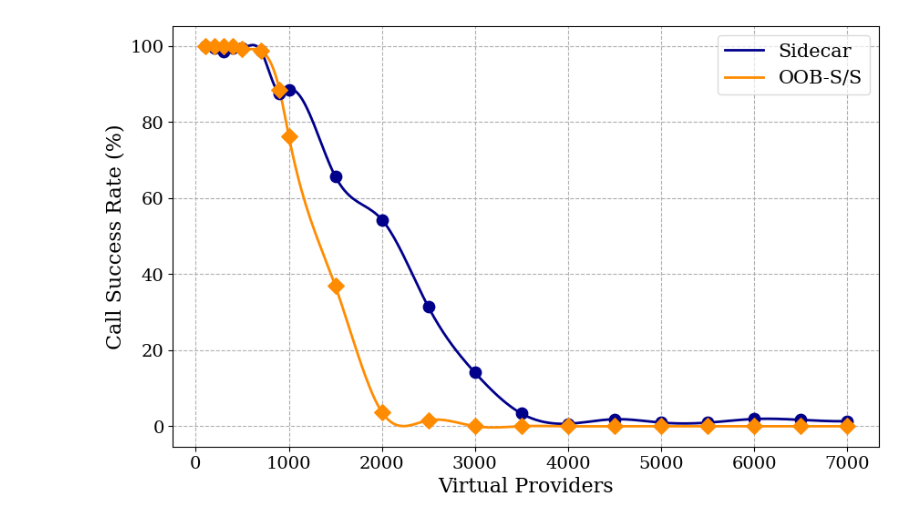
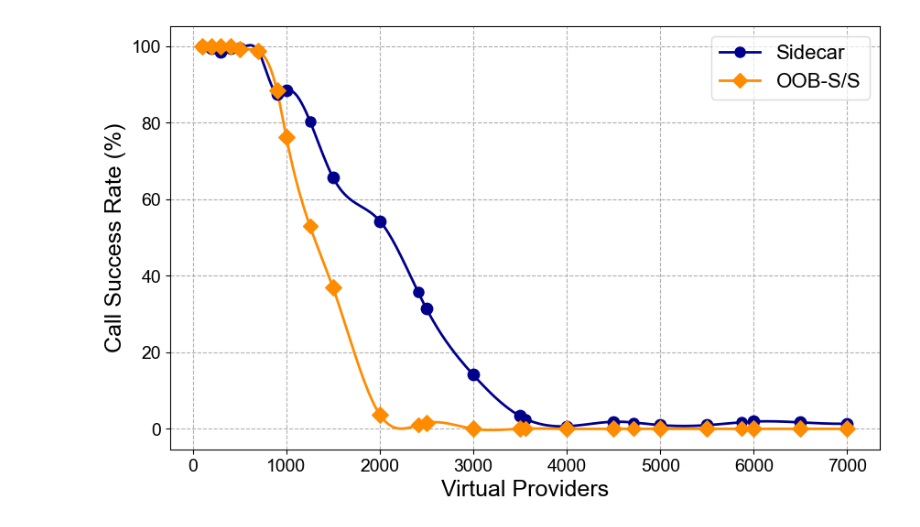
Before and after one commit to lokingdav/sidecar, a Jupyter notebook: jodi/prototype/experiments/results/scripts/exp3-k6-sr.ipynb, the cells around one changed output. Saved outputs shown, nothing was run; the diff lists cells and outputs as text; code cells hidden in the pictures.

```diff
--- a/jodi/prototype/experiments/results/scripts/exp3-k6-sr.ipynb
+++ b/jodi/prototype/experiments/results/scripts/exp3-k6-sr.ipynb
@@ -12,66 +12,80 @@ name  = "Sidecar"
 # Load the CSV file
 df = pd.read_csv("../k6-sr.csv")
 
-mpl.rcParams['font.family'] = 'serif'
 mpl.rcParams['font.size']   = 14
+mpl.rcParams.update({
+    # Choose sans-serif typeface
+    "font.family":      "sans-serif",
+    "font.sans-serif":  ["Arial"],
 
-labelFontSize=16
-lagendFontSize=15
+    # Make sure PDFs/SVGs embed real vector (TrueType) outlines
+    "pdf.fonttype":     42,
+    "ps.fonttype":      42,
+})
+
+labelFontSize  = 18
+legendFontSize = 16
 
 # Define custom colors and distinct markers for each protocol
 colors  = { jodi: "darkblue",   oobss: "darkorange" }
 markers = { jodi: "o",          oobss: "D" }  # circle for jodi, diamond for oobss
 
-# Create figure
 plt.figure(figsize=(10, 6))
 
 for protocol in df["Protocol"].unique():
-    subset     = df[df["Protocol"] == protocol]
-    x          = subset["VUs"]
-    y          = subset["Success-Rate"]
-    proto_lbl  = name if protocol == jodi else protocol.upper()
+    subset    = df[df["Protocol"] == protocol]
+    x         = subset["VUs"]
+    y         = subset["Success-Rate"]
+    proto_lbl = name if protocol == jodi else protocol.upper()
+    mkr       = markers[protocol]
+    col       = colors[protocol]
 
-    # Smooth the line if enough points
+    # Plot a smooth line with occasional markers for legend and readability
     if len(x) > 2:
         x_smooth = np.linspace(x.min(), x.max(), 300)
         y_smooth = make_interp_spline(x, y, k=3)(x_smooth)
         plt.plot(
             x_smooth, y_smooth,
             linestyle="-",
-            color=colors[protocol],
+            color=col,
             linewidth=2,
+            marker=mkr,
+            markevery=50,        # place a marker every 50 points on the smooth line
+            markersize=8,
             label=proto_lbl
         )
     else:
         plt.plot(
             x, y,
             linestyle="-",
-            color=colors[protocol],
+            color=col,
             linewidth=2,
+            marker=mkr,
+            markersize=8,
             label=proto_lbl
         )
 
-    # Always overlay the raw data points with the protocol-specific marker
+    # Overlay the exact data points (unlabeled, so they don't add extra legend entries)
     plt.scatter(
         x, y,
-        marker=markers[protocol],
-        color=colors[protocol],
+        marker=mkr,
+        color=col,
         s=80,
         zorder=3
     )
 
 plt.xlabel("Virtual Providers", fontsize=labelFontSize)
 plt.ylabel("Call Success Rate (%)", fontsize=labelFontSize)
 plt.legend(
-    fontsize=lagendFontSize,
-    title_fontsize=lagendFontSize,
+    fontsize=legendFontSize,
+    title_fontsize=legendFontSize,
     framealpha=0.7,
 )
 plt.grid(True, linestyle='--', zorder=1)
 
 # Save the figure as a high-resolution PDF
 plt.savefig("../charts/throughput.pdf", dpi=300, bbox_inches='tight')
 
 plt.show()
 # %% [output]
-[figure, old version]
+[figure, new version]
```
Also changed, not shown: 7 other files.
